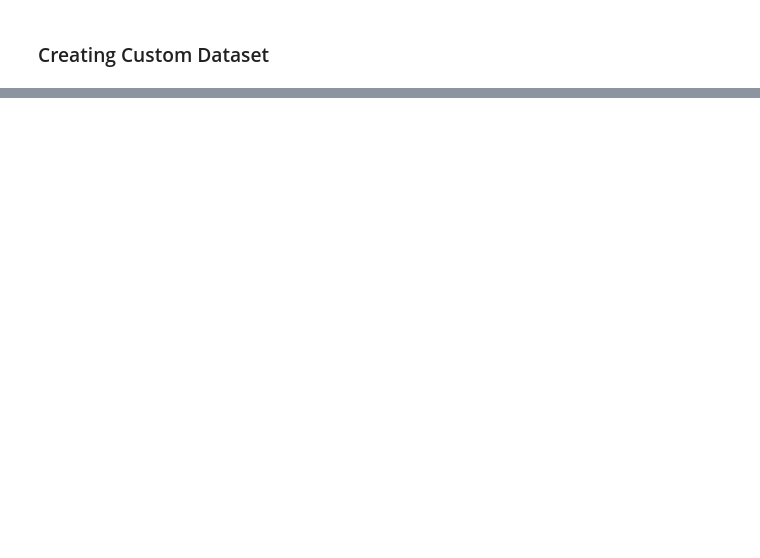
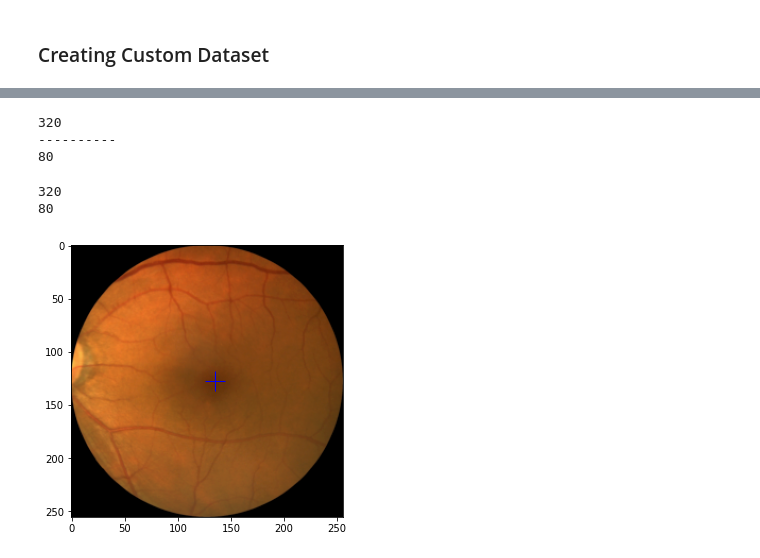
Before and after one commit to akansh12/Computer_vision_Book_solution, a Jupyter notebook: Chapter_4_Single_object_detection.ipynb, the cells around one changed output, grey strips where cells are left out. Drawn from its saved outputs; the diff is of its cells as text; code cells hidden in the pictures; blank space fills up the shorter version.

```diff
--- a/Chapter_4_Single_object_detection.ipynb
+++ b/Chapter_4_Single_object_detection.ipynb
@@ -384,0 +454,39 @@ class AMD_dataset(Dataset):
+# %%
+from sklearn.model_selection import ShuffleSplit
+
+sss = ShuffleSplit(n_splits = 1, test_size = 0.2, random_state = 0)
+
+indices = range(len(amd_ds1))
+
+for train_index, val_index in sss.split(indices):
+    print(len(train_index))
+    print("-"*10)
+    print(len(val_index))
+# %% [output]
+320
+----------
+80
+# %%
+from torch.utils.data import Subset
+train_ds=Subset(amd_ds1,train_index)
+print(len(train_ds))
+val_ds=Subset(amd_ds2,val_index)
+print(len(val_ds))
+# %% [output]
+320
+80
+# %%
+def show(img,label=None):
+    npimg = img.numpy().transpose((1,2,0))
+    plt.imshow(npimg)
+    if label is not None:
+        label=rescale_label(label,img.shape[1:])
+        x,y=label
+        plt.plot(x,y,'b+',markersize=20)
+# %%
+plt.figure(figsize=(5,5))
+for img,label in train_ds:
+    show(img,label)
+    break
+# %% [output]
+[figure, added]
```
Also changed, not shown: parts of 21 cells of this notebook.
